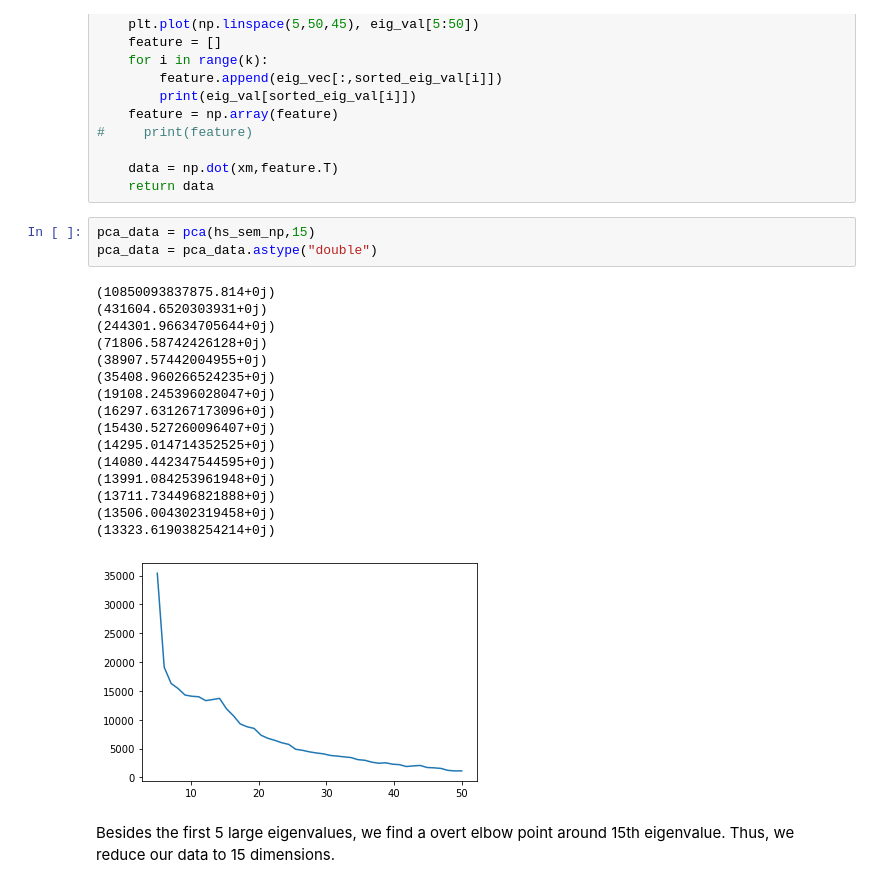
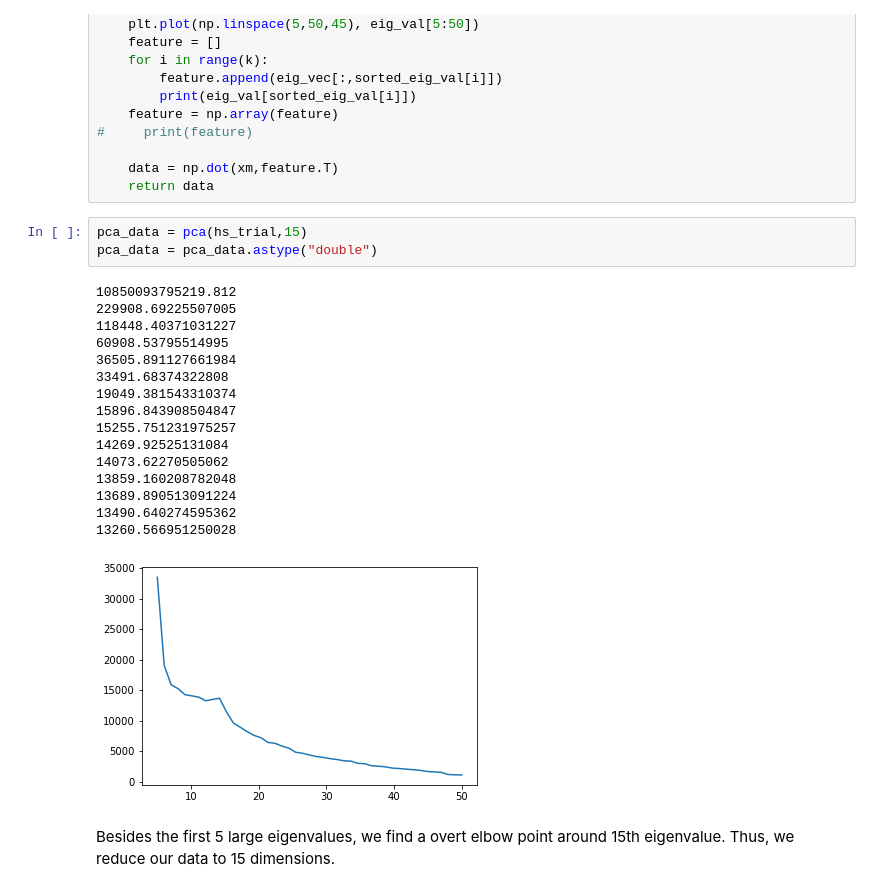
Before and after one commit to mikeheheda/FIFA-Player-Clustering, a Jupyter notebook: 118B Final Project.ipynb, the cells around one changed output. Cells and saved outputs as stored; diff of their text form.

```diff
--- a/118B Final Project.ipynb
+++ b/118B Final Project.ipynb
@@ -451,25 +479,25 @@ def pca(X,k):
     data = np.dot(xm,feature.T)
     return data
 # %%
-pca_data = pca(hs_sem_np,15)
+pca_data = pca(hs_trial,15)
 pca_data = pca_data.astype("double")
 # %% [output]
-(10850093837875.814+0j)
-(431604.6520303931+0j)
-(244301.96634705644+0j)
-(71806.58742426128+0j)
-(38907.57442004955+0j)
-(35408.960266524235+0j)
-(19108.245396028047+0j)
-(16297.631267173096+0j)
-(15430.527260096407+0j)
-(14295.014714352525+0j)
-(14080.442347544595+0j)
-(13991.084253961948+0j)
-(13711.734496821888+0j)
-(13506.004302319458+0j)
-(13323.619038254214+0j)
+10850093795219.812
+229908.69225507005
+118448.40371031227
+60908.53795514995
+36505.891127661984
+33491.68374322808
+19049.381543310374
+15896.843908504847
+15255.751231975257
+14269.92525131084
+14073.62270505062
+13859.160208782048
+13689.890513091224
+13490.640274595362
+13260.566951250028
-[figure, old version]
+[figure, new version]
 # %% [markdown]
 Besides the first 5 large eigenvalues, we find a overt elbow point around 15th eigenvalue. Thus, we reduce our data to 15 dimensions.
 # %%
```
Also changed, not shown: parts of 21 cells of this notebook.
